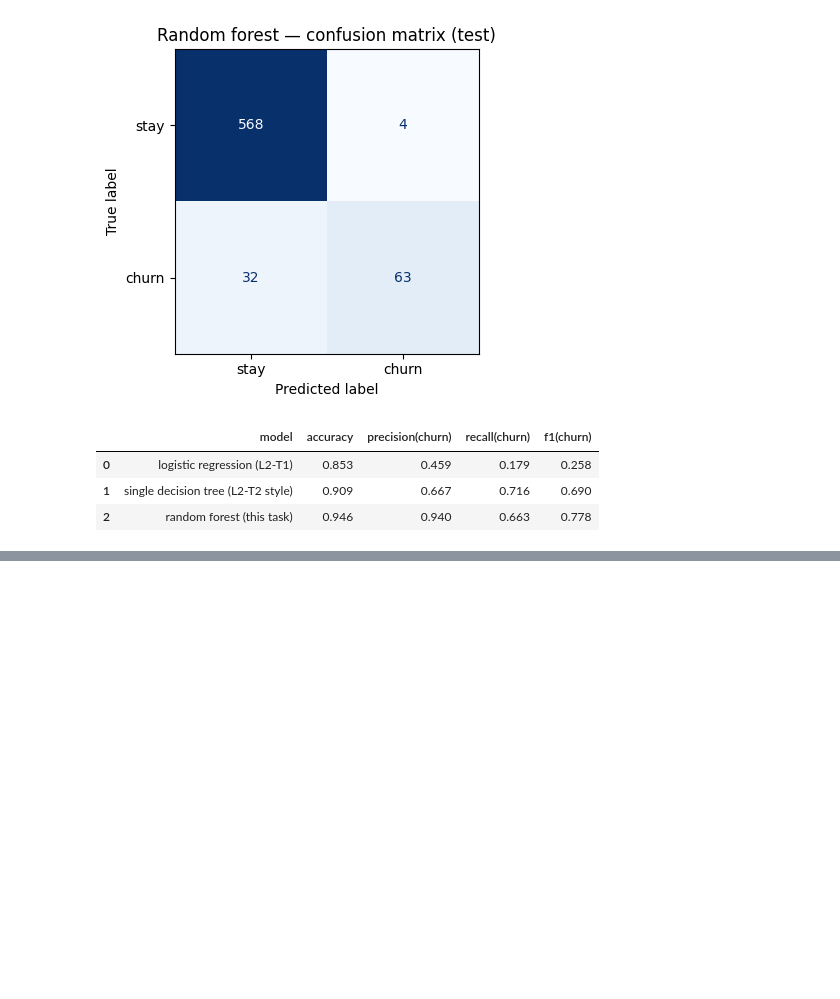
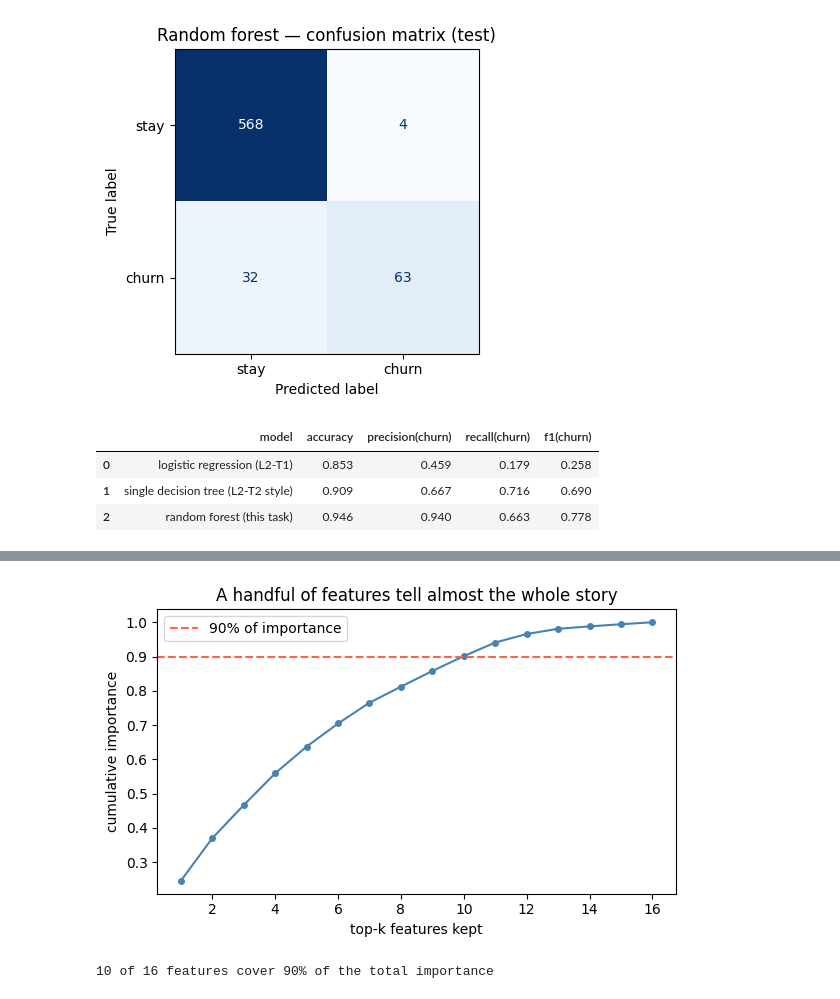
Before and after one commit to meherabmehu/ml-internship-codveda, a Jupyter notebook: level-3-advanced/01_random_forest_churn.ipynb, the cells around one changed output, grey strips where cells are left out. Saved outputs shown, nothing was run; the diff lists cells and outputs as text; code cells hidden in the pictures; blank space fills up the shorter version.

```diff
--- a/level-3-advanced/01_random_forest_churn.ipynb
+++ b/level-3-advanced/01_random_forest_churn.ipynb
@@ -198,0 +230,17 @@ pd.DataFrame(rows, columns=['model', 'accuracy', 'precision(churn)',
+# %%
+# how many features until the story is basically told?
+sorted_imp = imp.sort_values(ascending=False)
+cum = sorted_imp.cumsum()
+
+plt.figure(figsize=(6, 3.8))
+plt.plot(range(1, len(cum) + 1), cum, 'o-', ms=4, color='steelblue')
+plt.axhline(0.9, color='tomato', ls='--', label='90% of importance')
+plt.xlabel('top-k features kept'); plt.ylabel('cumulative importance')
+plt.title('A handful of features tell almost the whole story')
+plt.legend(); plt.tight_layout(); plt.show()
+
+k90 = int((cum < 0.9).sum()) + 1
+print(f'{k90} of {len(cum)} features cover 90% of the total importance')
+# %% [output]
+[figure, added]
+10 of 16 features cover 90% of the total importance
```
Also changed, not shown: parts of 3 cells of this notebook.
